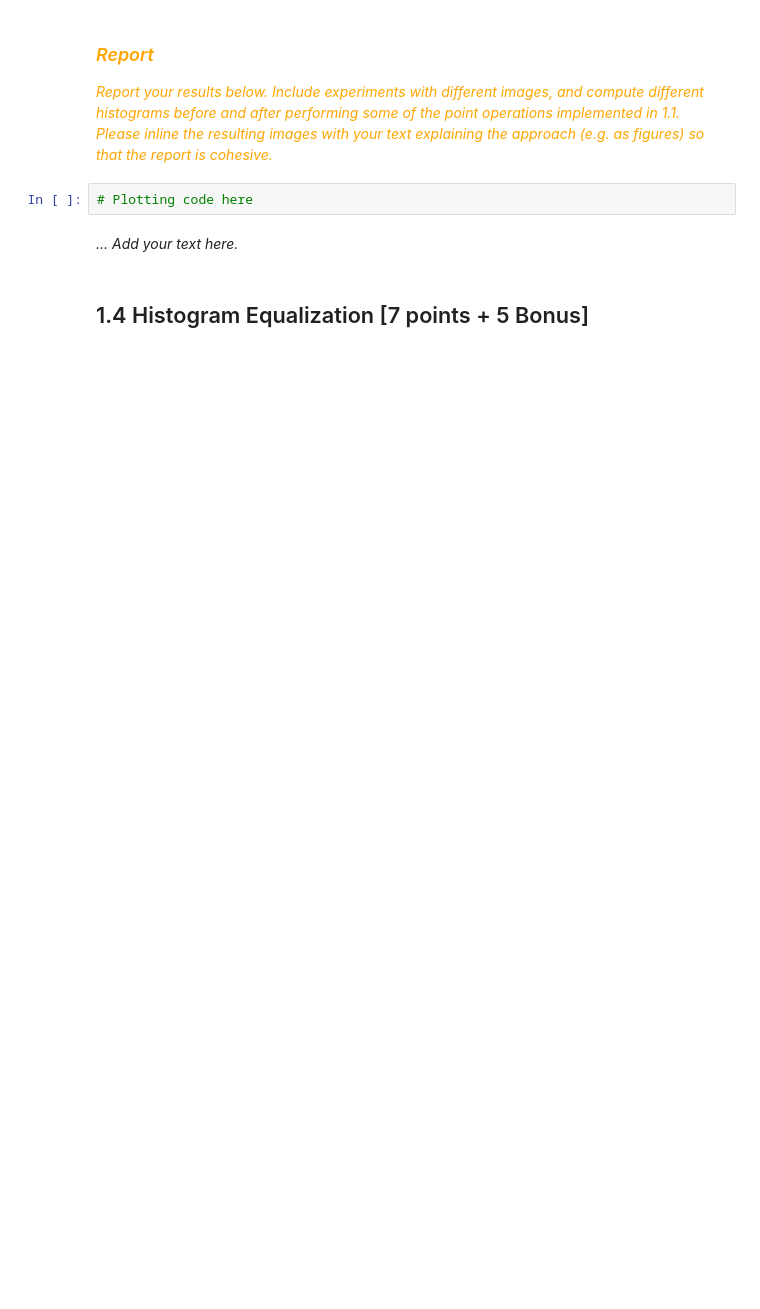
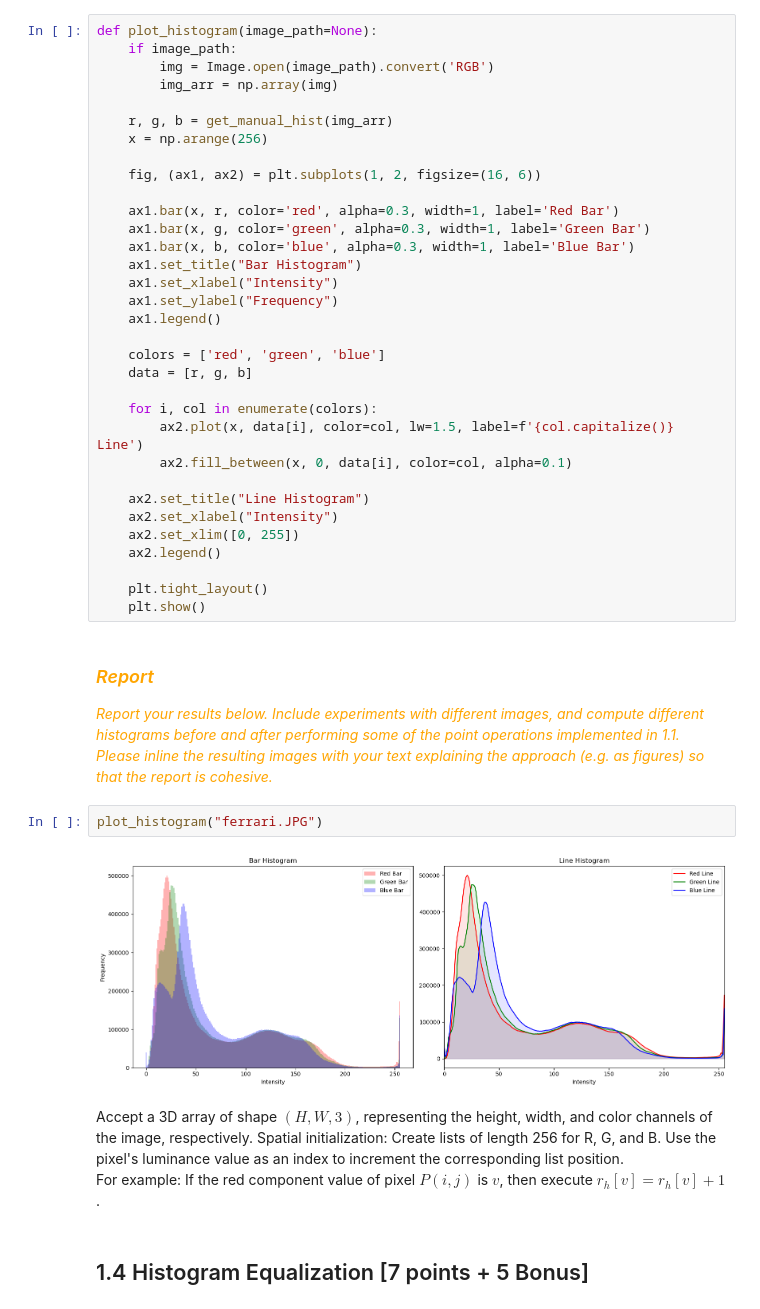
Before and after one commit to RynDroste/Image-Video-Processing, a Jupyter notebook: DIP_assignment_1/assignment_1.ipynb, the cells around one changed output. Drawn from its saved outputs; the diff is of its cells as text; blank space fills up the shorter version.

```diff
--- a/DIP_assignment_1/assignment_1.ipynb
+++ b/DIP_assignment_1/assignment_1.ipynb
@@ -235,10 +242,46 @@ show the color histogram of the provided image. You will need to obtain the cumu
+# %%
+def plot_histogram(image_path=None):
+    if image_path:
+        img = Image.open(image_path).convert('RGB')
+        img_arr = np.array(img)
+
+    r, g, b = get_manual_hist(img_arr)
+    x = np.arange(256)
+
+    fig, (ax1, ax2) = plt.subplots(1, 2, figsize=(16, 6))
+
+    ax1.bar(x, r, color='red', alpha=0.3, width=1, label='Red Bar')
+    ax1.bar(x, g, color='green', alpha=0.3, width=1, label='Green Bar')
+    ax1.bar(x, b, color='blue', alpha=0.3, width=1, label='Blue Bar')
+    ax1.set_title("Bar Histogram")
+    ax1.set_xlabel("Intensity")
+    ax1.set_ylabel("Frequency")
+    ax1.legend()
+
+    colors = ['red', 'green', 'blue']
+    data = [r, g, b]
+
+    for i, col in enumerate(colors):
+        ax2.plot(x, data[i], color=col, lw=1.5, label=f'{col.capitalize()} Line')
+        ax2.fill_between(x, 0, data[i], color=col, alpha=0.1)
+
+    ax2.set_title("Line Histogram")
+    ax2.set_xlabel("Intensity")
+    ax2.set_xlim([0, 255])
+    ax2.legend()
+
+    plt.tight_layout()
+    plt.show()
 # %% [markdown]
 ###  <span style="color:orange"> _Report_ </span>
 <span style="color:orange">_Report your results below. Include experiments with different images, and compute different histograms before and after performing some of the point operations implemented in 1.1. Please inline the resulting images with your text explaining the approach (e.g. as figures) so that the report is cohesive._</span>
-# %%
-# Plotting code here
-# %% [markdown]
-_... Add your text here._
+# %%
+plot_histogram("ferrari.JPG")
+# %% [output]
+[figure, added]
+# %% [markdown]
+Accept a 3D array of shape $(H, W, 3)$, representing the height, width, and color channels of the image, respectively. Spatial initialization: Create lists of length 256 for R, G, and B. Use the pixel's luminance value as an index to increment the corresponding list position.
+For example: If the red component value of pixel $P(i, j)$ is $v$, then execute $r_h[v] = r_h[v] + 1$.
 # %% [markdown]
 ## 1.4 Histogram Equalization [7 points + 5 Bonus]
 # %% [markdown]
```
Also changed, not shown: parts of 11 cells of this notebook.
